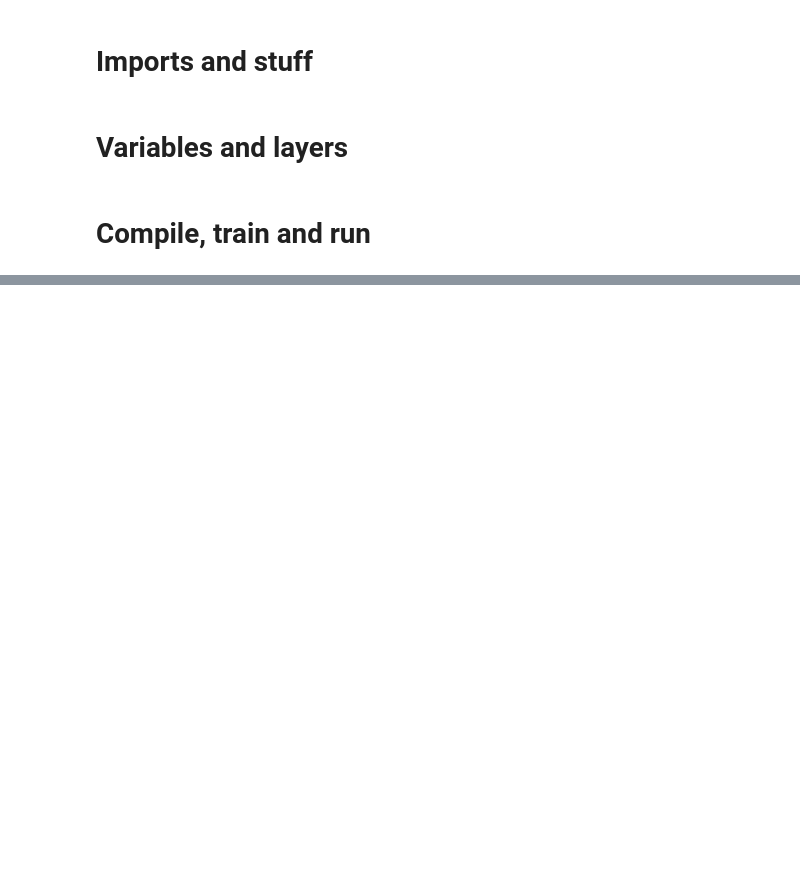
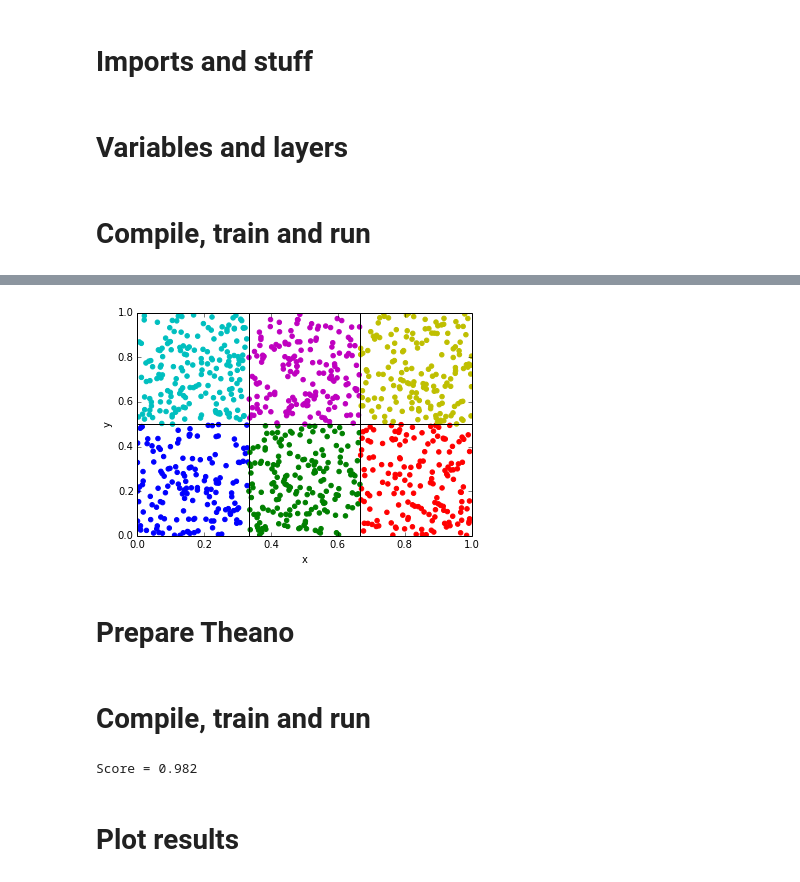
Before and after one commit to TomaszGolan/mlScratchpad, a Jupyter notebook: mlScratchpad_presentation.ipynb, the cells around one changed output, grey strips where cells are left out. Saved outputs shown, nothing was run; the diff lists cells and outputs as text; code cells hidden in the pictures; blank space fills up the shorter version.

```diff
--- a/mlScratchpad_presentation.ipynb
+++ b/mlScratchpad_presentation.ipynb
@@ -675,0 +693,17 @@ for x in X: print '%d XOR %d = %f' % (x[0], x[1], predict(x))
+# %%
+# IMPORTS AND STUFF HIDDEN IN SLIDESHOW
+
+### SETTINGS ###
+
+N = 1000            # number of samples
+nTrainSteps = 10000 # number of training steps
+alpha = 0.01        # learning rate
+nTestSamples = 1000 # number of testing samples
+
+### GENERATE SAMPLES ###
+
+def isInBall (p):
+  return int (p[0] * p[0] + p[1] * p[1] + p[2] * p[2] < 1)
+
+X = (2.0 * rng.sample ((N, 3)) - 1) # random points [-1,1]x[-1,1]x[-1,1]
+Y = [isInBall(x) for x in X]        # 1/0 for points inside/outside ball
@@ -675,0 +878,6 @@ for x in X: print '%d XOR %d = %f' % (x[0], x[1], predict(x))
+# %%
+plotMe()
+# %% [output]
+[figure, added]
+# %% [markdown]
+# Prepare Theano
@@ -675,0 +912,32 @@ for x in X: print '%d XOR %d = %f' % (x[0], x[1], predict(x))
+# %% [markdown]
+# Compile, train and run
+# %%
+### COMPILE ###
+train = theano.function(inputs = [x,y],
+                        outputs = cost,
+                        updates = [(w1, gradient(cost, w1)),
+                                   (w2, gradient(cost, w2)),
+                                   (w3, gradient(cost, w3))])
+
+predict = theano.function(inputs=[x], outputs=outputLayer)
+### TRAIN ###
+for i in range (nTrainSteps):
+    for j in range(nTrainSamples): c = train(X[j], Y[j])
+### TEST ###
+score = 0 # final score
+good = [] # correctly reconstructed points
+bad = []  # not correctly ...
+
+for i in range(nTestSamples):           # generate nTestSamples testing points
+    t = rng.sample(2)                   # random point
+    p = predict(t).tolist()             # prediction [prob c1, prob c2, ...]
+    if p.index(max(p)) == getClass (t): # prediction = max prob
+        score += 1                      # good prediction
+        good.append(t)
+    else: bad.append(t)                 # bad prediction
+
+print '\nScore =', 1.0 * score / nTestSamples
+# %% [output]
+Score = 0.982
+# %% [markdown]
+# Plot results
```
Also changed, not shown: parts of 39 cells of this notebook, 1 other file.
